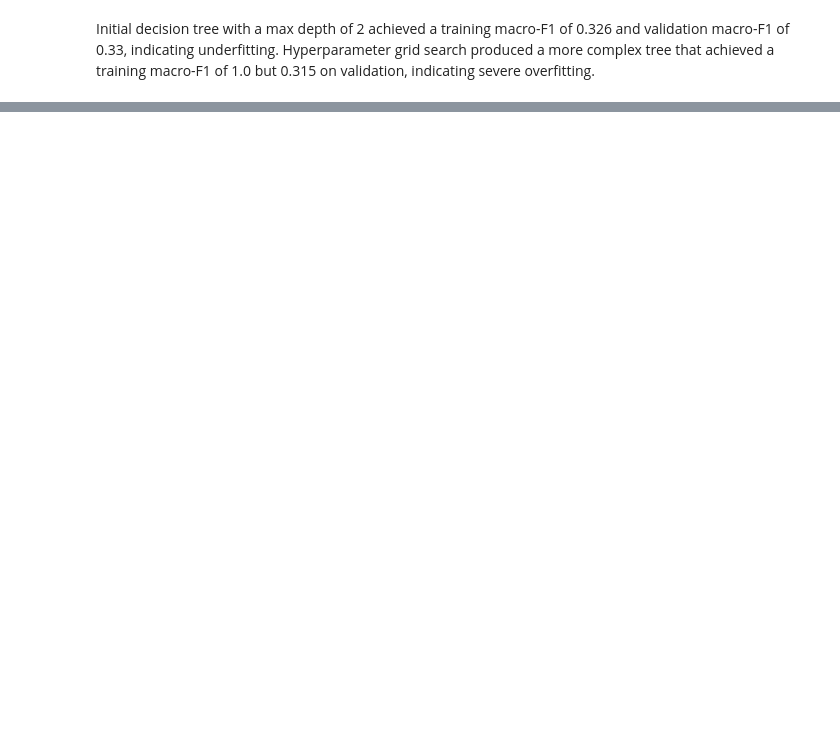
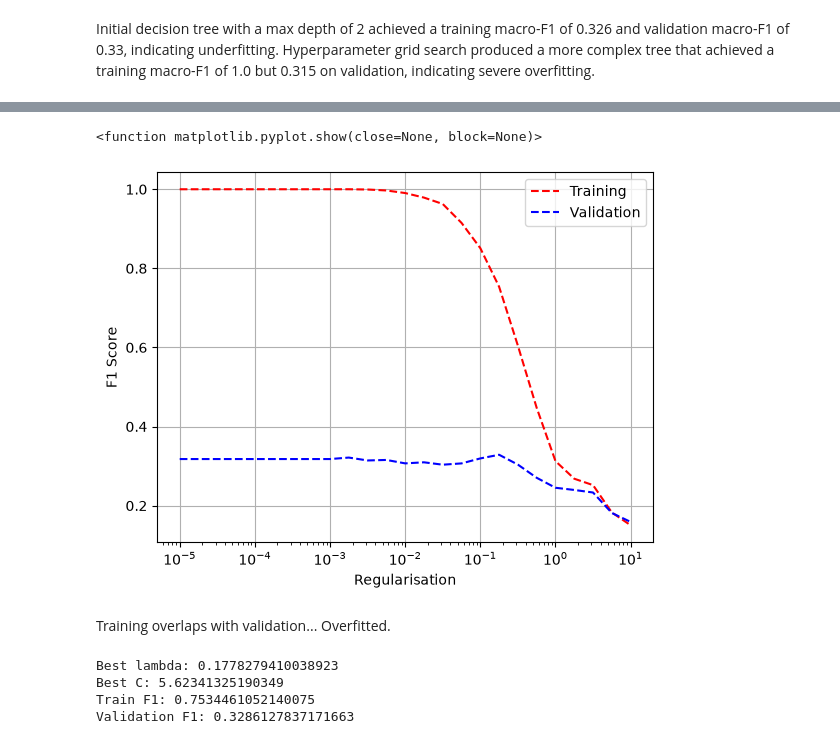
Before and after one commit to squeeble1471/ML02, a Jupyter notebook: ass02.ipynb, the cells around one changed output, grey strips where cells are left out. Saved outputs shown, nothing was run; the diff lists cells and outputs as text; code cells hidden in the pictures; blank space fills up the shorter version.

```diff
--- a/ass02.ipynb
+++ b/ass02.ipynb
@@ -471,0 +520,38 @@ Initial decision tree with a max depth of 2 achieved a training macro-F1 of 0.32
+# %%
+lambda_params = np.logspace(-5, 1, num=25)
+train_performance = list()
+valid_performance = list()
+
+for lambda_param in lambda_params:
+  clf = SVC(kernel='rbf', C=1.0/lambda_param, random_state=0).fit(train_X, train_y)
+  train_f1, val_f1 = get_f1_scores(clf, train_X, train_y, val_X, val_y)
+
+  train_performance.append(train_f1)
+  valid_performance.append(val_f1)
+
+plt.plot(lambda_params, train_performance, 'r--')
+plt.plot(lambda_params, valid_performance, 'b--')
+
+plt.ylabel('F1 Score')
+plt.xlabel('Regularisation')
+plt.legend(['Training', 'Validation'])
+plt.grid()
+plt.xscale("log")
+plt.show()
+# %% [output]
+<function matplotlib.pyplot.show(close=None, block=None)>
+[figure, added]
+# %% [markdown]
+Training overlaps with validation... Overfitted.
+# %%
+best_index = np.argmax(valid_performance)
+
+print("Best lambda:", lambda_params[best_index])
+print("Best C:", 1 / lambda_params[best_index])
+print("Train F1:", train_performance[best_index])
+print("Validation F1:", valid_performance[best_index])
+# %% [output]
+Best lambda: 0.1778279410038923
+Best C: 5.62341325190349
+Train F1: 0.7534461052140075
+Validation F1: 0.3286127837171663
```
Also changed, not shown: parts of 8 cells of this notebook.
